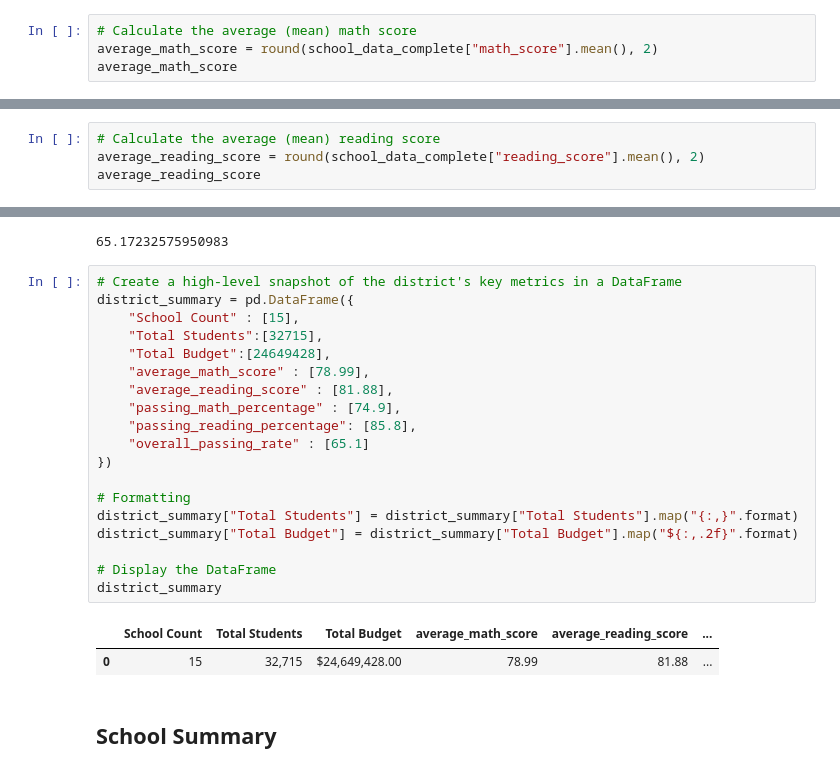
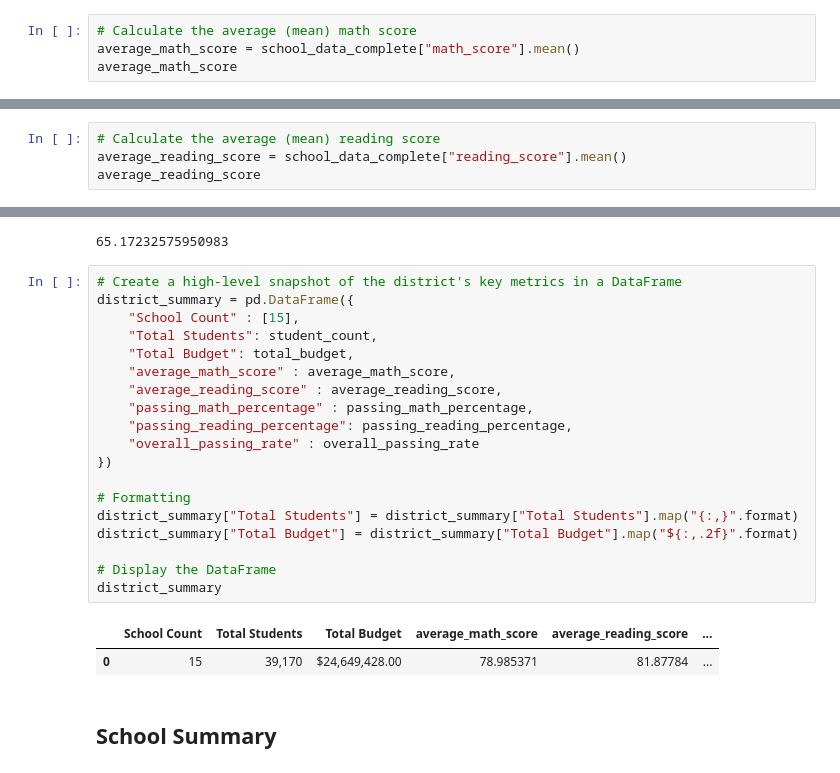
Before and after one commit to Ktball/pandas-challenge, a Jupyter notebook: PyCitySchools/PyCitySchools.ipynb, the cells around one changed output, grey strips where cells are left out. Drawn from its saved outputs; the diff is of its cells as text.

```diff
--- a/PyCitySchools/PyCitySchools.ipynb
+++ b/PyCitySchools/PyCitySchools.ipynb
@@ -49,6 +49,6 @@ total_budget
 24649428
 # %%
 # Calculate the average (mean) math score
-average_math_score = round(school_data_complete["math_score"].mean(), 2)
+average_math_score = school_data_complete["math_score"].mean()
 average_math_score
 # %% [output]
@@ -56,5 +56,5 @@ average_math_score
 # %%
 # Calculate the average (mean) reading score
-average_reading_score = round(school_data_complete["reading_score"].mean(), 2)
+average_reading_score = school_data_complete["reading_score"].mean()
 average_reading_score
 # %% [output]
@@ -84,25 +84,25 @@ overall_passing_rate
 # %%
 # Create a high-level snapshot of the district's key metrics in a DataFrame
 district_summary = pd.DataFrame({
     "School Count" : [15],
-    "Total Students":[32715],
-    "Total Budget":[24649428],
-    "average_math_score" : [78.99],
-    "average_reading_score" : [81.88],
-    "passing_math_percentage" : [74.9],
-    "passing_reading_percentage": [85.8],
-    "overall_passing_rate" : [65.1]
+    "Total Students": student_count,
+    "Total Budget": total_budget,
+    "average_math_score" : average_math_score,
+    "average_reading_score" : average_reading_score,
+    "passing_math_percentage" : passing_math_percentage,
+    "passing_reading_percentage": passing_reading_percentage,
+    "overall_passing_rate" : overall_passing_rate
 })
 
 # Formatting
 district_summary["Total Students"] = district_summary["Total Students"].map("{:,}".format)
 district_summary["Total Budget"] = district_summary["Total Budget"].map("${:,.2f}".format)
 
 # Display the DataFrame
 district_summary
 # %% [output]
 |  | School Count | Total Students | Total Budget | average_math_score | average_reading_score | ... |
-| 0 | 15 | 32,715 | $24,649,428.00 | 78.99 | 81.88 | ... |
+| 0 | 15 | 39,170 | $24,649,428.00 | 78.985371 | 81.87784 | ... |
 # %% [markdown]
 ## School Summary
 # %%
```
Also changed, not shown: parts of 22 cells of this notebook, 1 other file.
